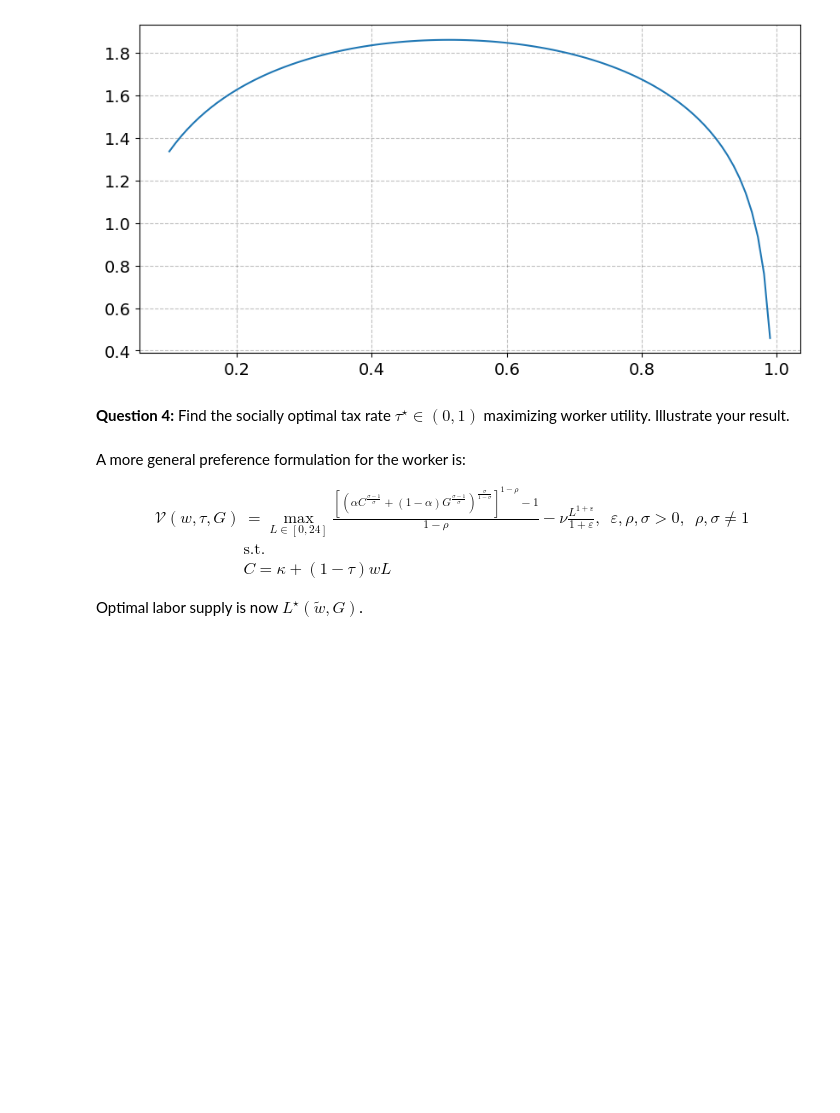
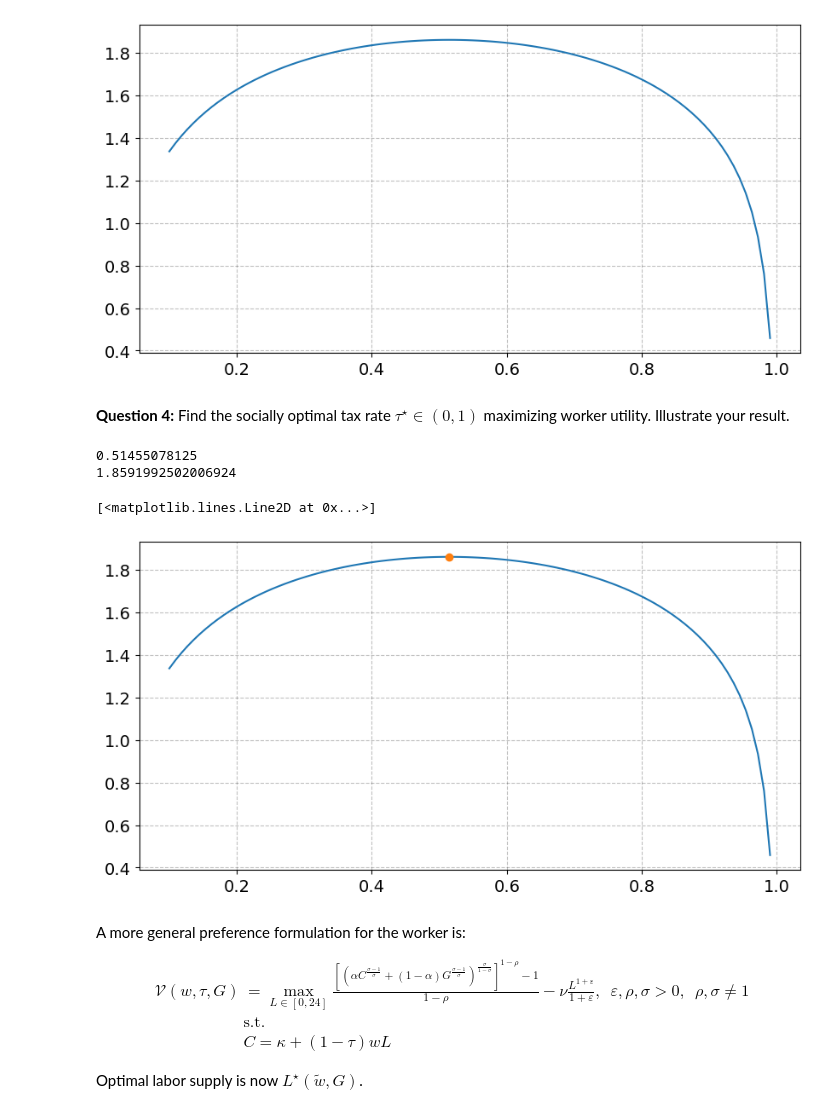
Before and after one commit to NumEconCopenhagen/projects-2023-magnus-kristian, a Jupyter notebook: examproject/Exam-2023-notebook.ipynb, the cells around one changed output. Saved outputs shown, nothing was run; the diff lists cells and outputs as text; code cells hidden in the pictures; blank space fills up the shorter version.

```diff
--- a/examproject/Exam-2023-notebook.ipynb
+++ b/examproject/Exam-2023-notebook.ipynb
@@ -316,17 +297,23 @@ $\displaystyle G = \frac{\tau \left(- \kappa v + \sqrt{v \left(4 \alpha w^{2} \l
 # %%
-display(utility_subs)
-utility_subs1=utility_subs.subs(govbudget_sub_subs.lhs,govbudget_sub_subs.rhs)
-display(utility_subs1)
-utility_subs2=utility_subs1.subs(l_tau.lhs,l_tau.rhs)
-display(utility_subs2)
-utility_subs3=utility_subs2.subs(wtilde,(1-tau)*w)
-display(utility_subs3)
+# Utility with budget constraint
+display(utility1)
+# Substitute utility with budget constraint into government budget
+utility_sub1 = utility1.subs(govbudget_sub_subs.lhs,govbudget_sub_subs.rhs)
+display(utility_sub1)
 
-utility_subs3_lambdify = sm.lambdify(args=(kappa,v,alpha,w,tau),expr=utility_subs3)
+# The expression for optimal labor is substituted into the function
+utility_sub2 = utility_sub1.subs(implied_L1.lhs,implied_L1.rhs)
+display(utility_sub2)
 
-tau_vec = np.linspace(0.1,0.99,100)
-utility_vec = utility_subs3_lambdify(kappa=kappa_val,v=v_val,alpha=alpha_val,w=w_val,tau=tau_vec)
+# wtilde is substitued with (1-tau)*w
+utility_sub3 = utility_sub2.subs(wtilde,(1-tau)*w)
+display(utility_sub3)
 
+# The expression is lambdified
+Lambda_utility_sub3 = sm.lambdify(args=(kappa,v,alpha,w,tau),expr=utility_sub3)
+utility_vec = Lambda_utility_sub3(kappa=kappa_val,v=v_val,alpha=alpha_val,w=w_val,tau=tau_vec)
+
+# Worker utility adjusted for G is plotted against tau
 fig = plt.figure(figsize=(10,5))
 ax = fig.add_subplot(1,1,1)
 ax.plot(tau_vec,utility_vec)
@@ -344,3 +329,26 @@ $\displaystyle \log{\left(\left(\frac{\tau \left(- \kappa v + \sqrt{v \left(4 \a
+# %%
+# Define objective function
+obj = lambda tau : -utility_subs3_lambdify(kappa=kappa_val,v=v_val,alpha=alpha_val,w=w_val,tau=tau)
+
+# Define bounds
+bounds=[(0,0.99)]
+
+# Define optimizer
+opt = optimize.minimize(obj, 0.5, method='Nelder-Mead', bounds=bounds)
+opt_tau = opt.x[0]
+print(opt_tau)
+print(-opt.fun)
+
+#Plot the result
+fig = plt.figure(figsize=(10,5))
+ax = fig.add_subplot(1,1,1)
+ax.plot(tau_vec,utility_vec)
+ax.plot(opt_tau,-opt.fun,'o')
+# %% [output]
+0.51455078125
+1.8591992502006924
+[<matplotlib.lines.Line2D at 0x...>]
+[figure, added]
 # %% [markdown]
 A more general preference formulation for the worker is:
 
```
Also changed, not shown: parts of 19 cells of this notebook.
